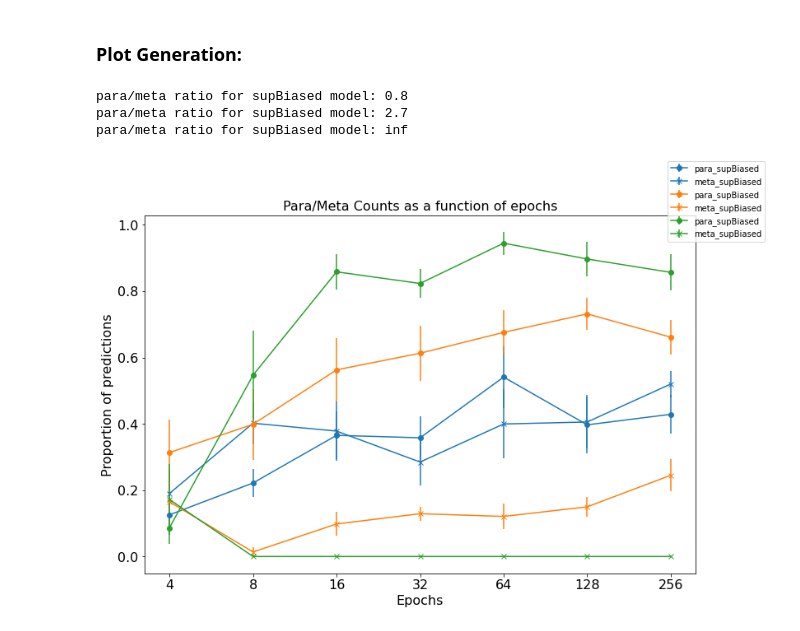
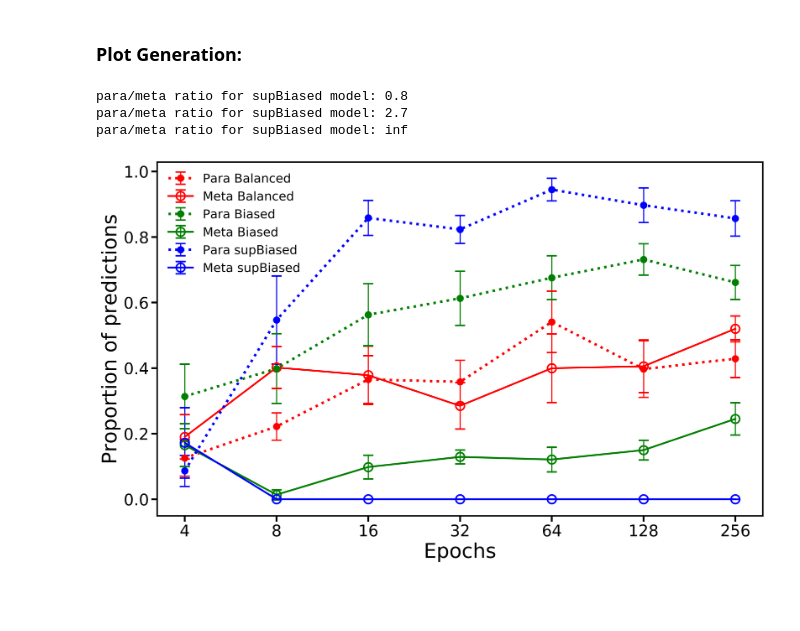
Before and after one commit to davkovacs/MTExplainer, a Jupyter notebook: experiments/toy_model/sear/count_para_meta.ipynb, the cells around one changed output. Saved outputs shown, nothing was run; the diff lists cells and outputs as text; code cells hidden in the pictures; blank space fills up the shorter version.

```diff
--- a/experiments/toy_model/sear/count_para_meta.ipynb
+++ b/experiments/toy_model/sear/count_para_meta.ipynb
@@ -14,5 +14,4 @@ import math
 from IPython.core.display import display, HTML
 display(HTML("<style>.container { width:80% !important; }</style>"))
 from pylab import rcParams
-rcParams['figure.figsize'] = 12, 8
 RDLogger.DisableLog('rdApp.*') # removes annoying RDKit warnings
@@ -79,44 +80,60 @@ para_counts = np.empty((3,N,M))
 meta_counts = np.empty((3,N,M))
 invalid_counts = np.empty((3,N,M))
 
-names = ['small','biased','supBiased']
+names = ['Balanced','Biased','supBiased']
 for k,name in enumerate(names):
     for i in range(N):
         for j in range(M):
-            if name=='small':
+            if name=='Balanced':
                 fname = '../../../scripts/toy_model/sear_convergence/small/conv_sm_m'+str(j+1)+'_' + str(312*pow(2,i))+'.txt'
-            if name=='biased':
+            if name=='Biased':
                 fname = '../../../scripts/toy_model/sear_convergence/biased/conv_bi_m'+str(j+1)+'_' + str(156*pow(2,i))+'.txt'
             if name=='supBiased':
                 fname = '../../../scripts/toy_model/sear_convergence/supBiased/conv_sB_m'+str(j+1)+'_' + str(152*pow(2,i))+'.txt'
             para_counts[k,i,j], meta_counts[k,i,j], invalid_counts[k,i,j] = return_counts(fname)
 # %% [markdown]
 ### Plot Generation:
+# %%
+rcParams['figure.figsize'] = 15, 9
+rcParams.update({'errorbar.capsize': 7})
+rcParams['lines.markersize'] = 10
+rcParams['font.size'] = 17
+rcParams["figure.dpi"] = 350
 # %%
 prop_cycle = plt.rcParams['axes.prop_cycle']
-colors = prop_cycle.by_key()['color']
+#colors = prop_cycle.by_key()['color']
+colours = ['r', 'g', 'b']
 epochs = np.logspace(2,8,7, base=2)
 fig, axs = plt.subplots()
 
 for k in range(3):
     x = np.mean(para_counts[k], axis=1)
-    xerr = np.std(para_counts[k], axis=1)/np.sqrt(len(xerr))
+    xerr = np.std(para_counts[k], axis=1)/np.sqrt(len(x))
     y = np.mean(meta_counts[k], axis=1)
-    yerr = np.std(meta_counts[k], axis=1)/np.sqrt(len(xerr))
+    yerr = np.std(meta_counts[k], axis=1)/np.sqrt(len(y))
     print('para/meta ratio for {} model: {:.1f}'.format(name, x[-1]/y[-1]))
 
-    axs.errorbar(epochs, x, yerr=xerr, label='para_'+name, marker='o', color=colors[k])
-    axs.errorbar(epochs, y, yerr=yerr, label='meta_'+name, marker='x', color=colors[k])
+    axs.errorbar(epochs, x, yerr=xerr, label='Para '+names[k], lw=3.5, linestyle=':',
+                 marker='o', color=colours[k], elinewidth=1.5, capthick=2)
+    axs.errorbar(epochs, y, yerr=yerr, label='Meta '+names[k], lw=2.5, linestyle='-',
+                 marker='o',color=colours[k], elinewidth=1.5, capthick=2, fillstyle='none', ecolor=colours[k],
+                markeredgewidth=2.2, markersize=12)
 
-fig.legend()
+axs.legend(loc='upper left', framealpha=0)
 axs.set_xscale('log', basex=2)
 axs.xaxis.set_major_formatter(ticker.FormatStrFormatter("%d"))
-axs.set_ylabel('Proportion of predictions', fontsize=16)
-axs.set_xlabel('Epochs', fontsize=16)
-axs.set_title('Para/Meta Counts as a function of epochs', fontsize=16)
-axs.tick_params(axis='both', which='major', labelsize=16)
+axs.set_ylabel('Proportion of predictions', fontsize=28)
+axs.set_xlabel('Epochs', fontsize=28)
+#axs.set_title('Para/Meta Counts as a function of epochs', fontsize=16)
+axs.tick_params(axis='both', which='major', labelsize=22, length=8, width=2.5)
+axs.spines['bottom'].set_linewidth(2.0)
+axs.spines['top'].set_linewidth(2.0)
+axs.spines['left'].set_linewidth(2.0)
+axs.spines['right'].set_linewidth(2.0)
+plt.savefig('synth_conv.png')
+plt.show()
 # %% [output]
 para/meta ratio for supBiased model: 0.8
 para/meta ratio for supBiased model: 2.7
 para/meta ratio for supBiased model: inf
-[figure, old version]
+[figure, new version]
```
Also changed, not shown: parts of 1 cell of this notebook, 1 other file.
